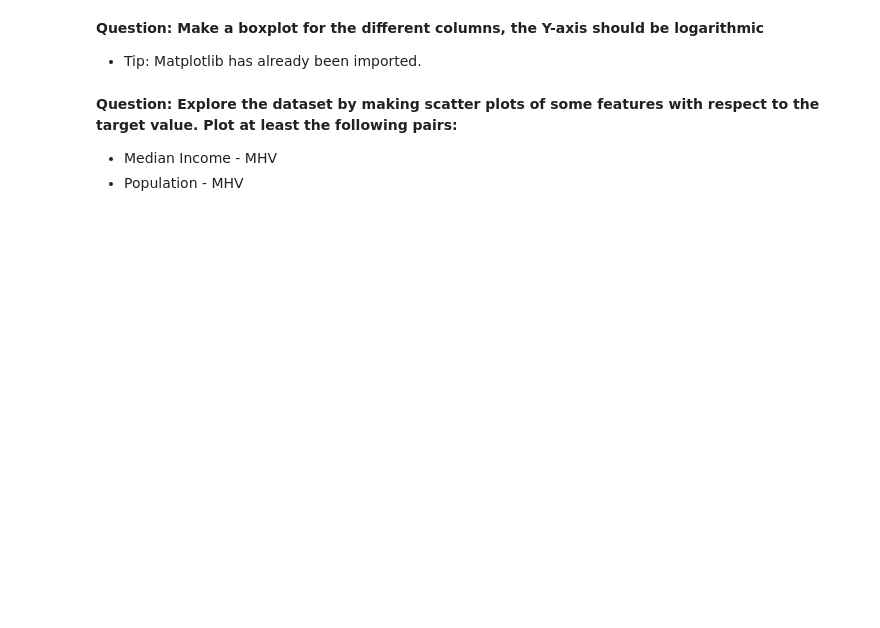
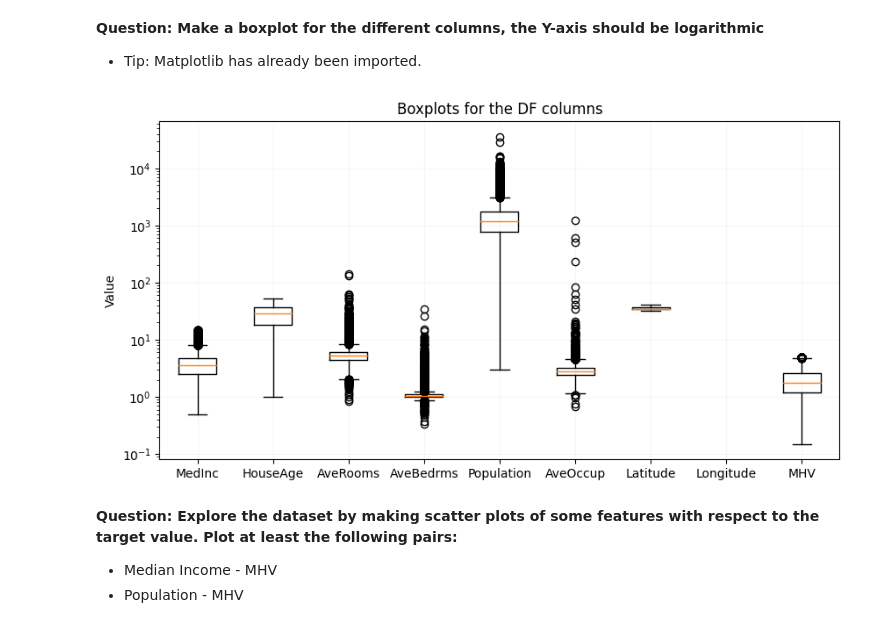
Before and after one commit to cesarz10/Data-Analytics-Healthcare, a Jupyter notebook: Lab_5_machine_learning/Part 1 - Linear Regression.ipynb, the cells around one changed output. Cells and saved outputs as stored; diff of their text form; code cells hidden in the pictures; blank space fills up the shorter version.

```diff
--- a/Lab_5_machine_learning/Part 1 - Linear Regression.ipynb
+++ b/Lab_5_machine_learning/Part 1 - Linear Regression.ipynb
@@ -343,12 +343,8 @@ The data we loaded is not contained in a nice dataframe as we are used to, start
 df = pd.DataFrame()
 df.keys = housing_data.feature_names
 
-i=0
-for name in (df.keys):
-    df[name] = housing_data.data[:,i]
-    i+=1
-
-
+for i, k in enumerate(df.keys):
+    df[k] = housing_data.data[:, i]
 
 df["MHV"] = housing_data.target
 df.keys.append('MHV')
@@ -394,3 +398,14 @@ raise NotImplementedError()
+# %%
+fig = plt.figure(figsize=(10,5))
+
+plt.boxplot(df.values, labels=df.keys)
+plt.yscale('log')
+plt.ylabel('Value')
+plt.grid(alpha=0.1)
+plt.title('Boxplots for the DF columns')
+plt.show()
+# %% [output]
+[figure, added]
 # %% [markdown]
 **Question: Explore the dataset by making scatter plots of some features with respect to the target value. Plot at least the following pairs:**
 - Median Income - MHV
```
Also changed, not shown: parts of 30 cells of this notebook.
